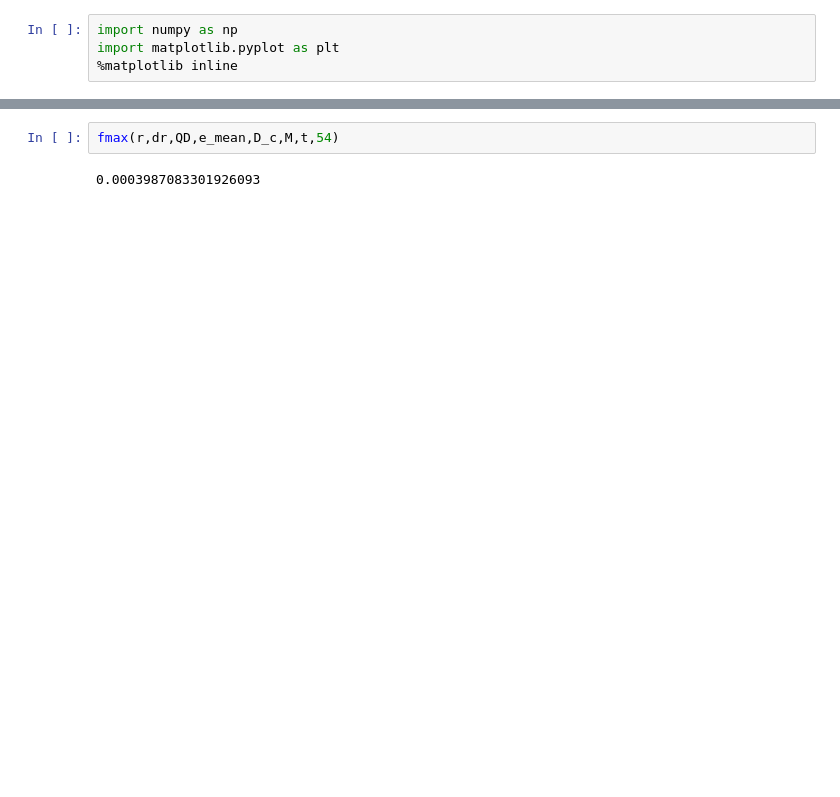
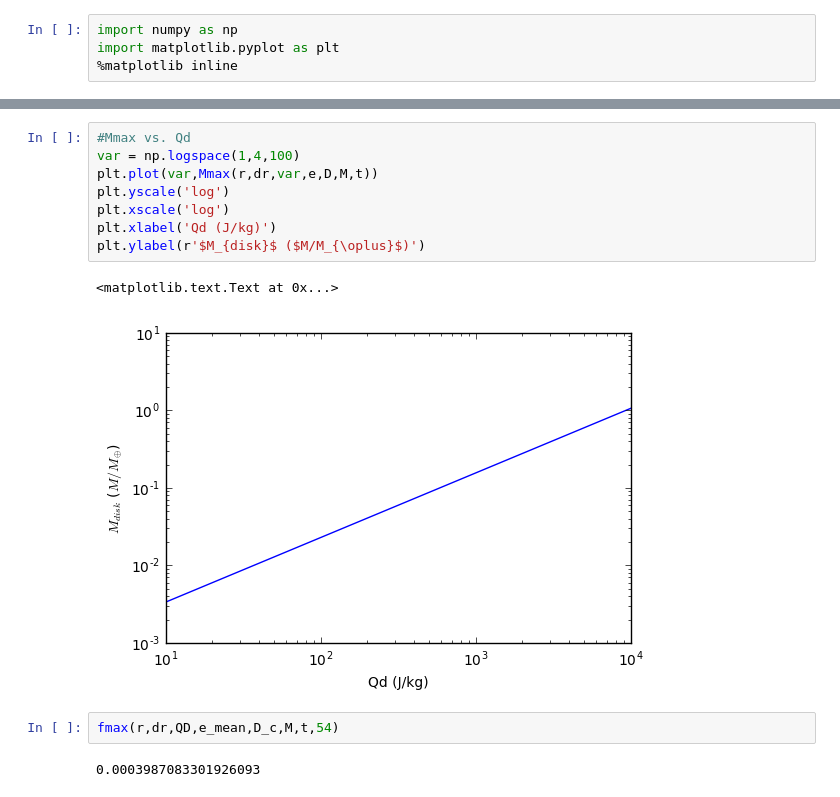
Before and after one commit to silburt/rebound, a Jupyter notebook: examples/planetesimal_Kepler51/DiskMass_Wyatt.ipynb, the cells around one changed output, grey strips where cells are left out. Saved outputs shown, nothing was run; the diff lists cells and outputs as text; blank space fills up the shorter version.

```diff
--- a/examples/planetesimal_Kepler51/DiskMass_Wyatt.ipynb
+++ b/examples/planetesimal_Kepler51/DiskMass_Wyatt.ipynb
@@ -40,3 +64,14 @@ Mmax(r,dr,QD,e_mean,D_c,M,t)
+# %%
+#Mmax vs. Qd
+var = np.logspace(1,4,100)
+plt.plot(var,Mmax(r,dr,var,e,D,M,t))
+plt.yscale('log')
+plt.xscale('log')
+plt.xlabel('Qd (J/kg)')
+plt.ylabel(r'$M_{disk}$ ($M/M_{\oplus}$)')
+# %% [output]
+<matplotlib.text.Text at 0x...>
+[figure, added]
 # %%
 fmax(r,dr,QD,e_mean,D_c,M,t,54)
 # %% [output]
```
Also changed, not shown: parts of 7 cells of this notebook, 5 other files.
